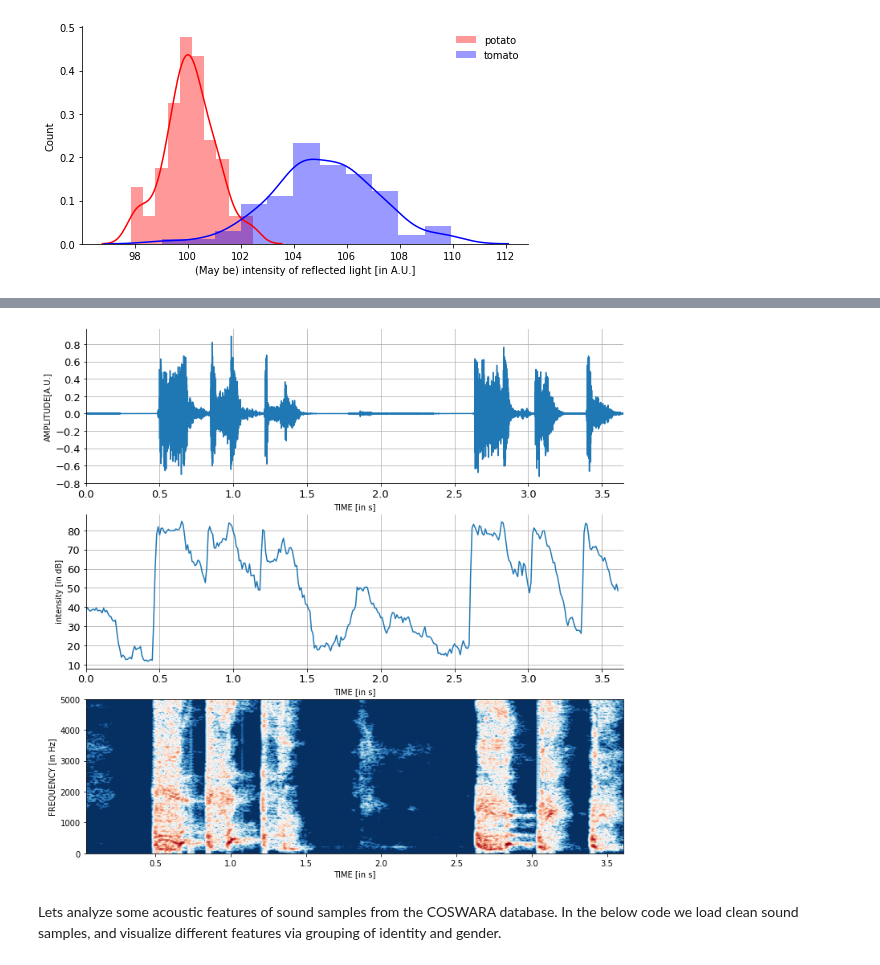
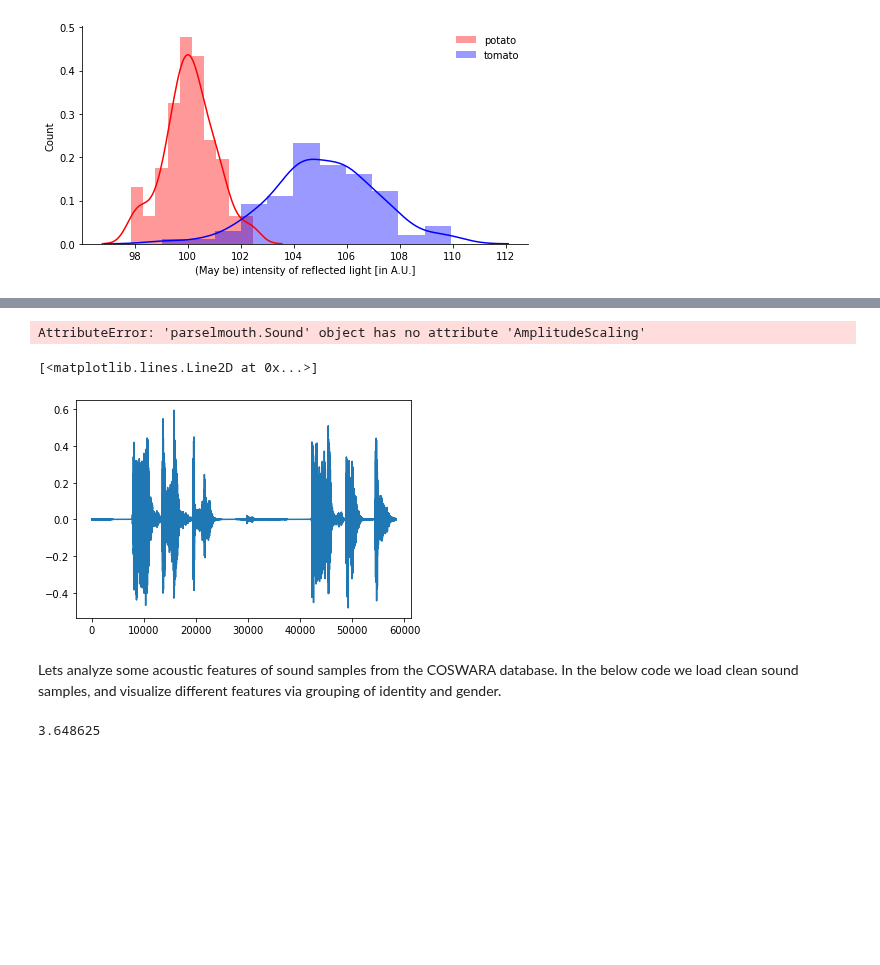
Before and after one commit to iiscleap/coswara-blog, a Jupyter notebook: _notebooks/2020-08-17-feature_extraction.ipynb, the cells around one changed output, grey strips where cells are left out. Saved outputs shown, nothing was run; the diff lists cells and outputs as text; code cells hidden in the pictures; blank space fills up the shorter version.

```diff
--- a/_notebooks/2020-08-17-feature_extraction.ipynb
+++ b/_notebooks/2020-08-17-feature_extraction.ipynb
@@ -68,7 +68,7 @@ num_form = 3
 max_form_freq = 5000
 
 # call parselmouth to load sound
-snd = parselmouth.Sound(dname+fname)
+snd = parselmouth.Sound(dname+fname).AmplitudeScaling
 x = snd.values[0]
 sr = snd.sampling_frequency
 times = np.arange(0,len(x),1)/sr
@@ -110,6 +110,17 @@ plt.xlabel("TIME [in s]")
 plt.ylabel("FREQUENCY [in Hz]")
 plt.show()
 # %% [output]
-[figure, removed]
+AttributeError: 'parselmouth.Sound' object has no attribute 'AmplitudeScaling'
+# %%
+STANDARD_INTENSITY = 70.
+snd.scale_intensity(STANDARD_INTENSITY)
+plt.plot(snd.values[0])
+# %% [output]
+[<matplotlib.lines.Line2D at 0x...>]
+[figure, added]
 # %% [markdown]
 Lets analyze some acoustic features of sound samples from the COSWARA database. In the below code we load clean sound samples, and visualize different features via grouping of identity and gender.
+# %%
+snd.get_total_duration()
+# %% [output]
+3.648625
```
Also changed, not shown: parts of 1 cell of this notebook, 1 other file.
